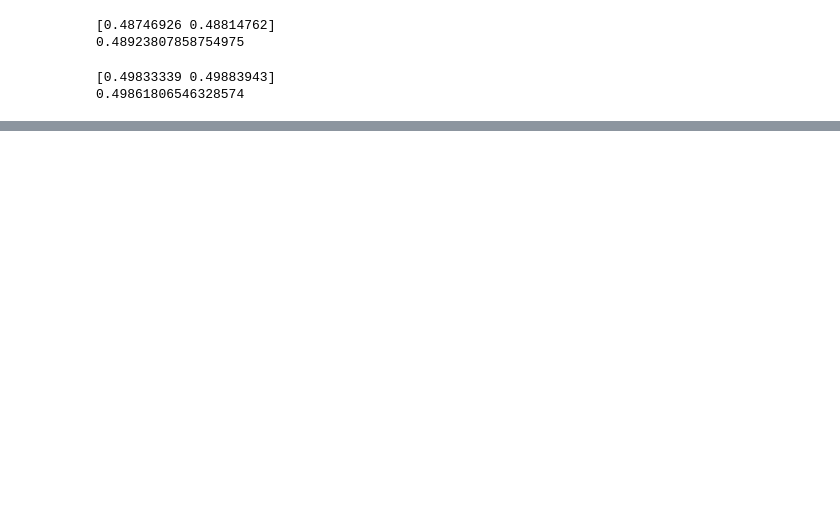
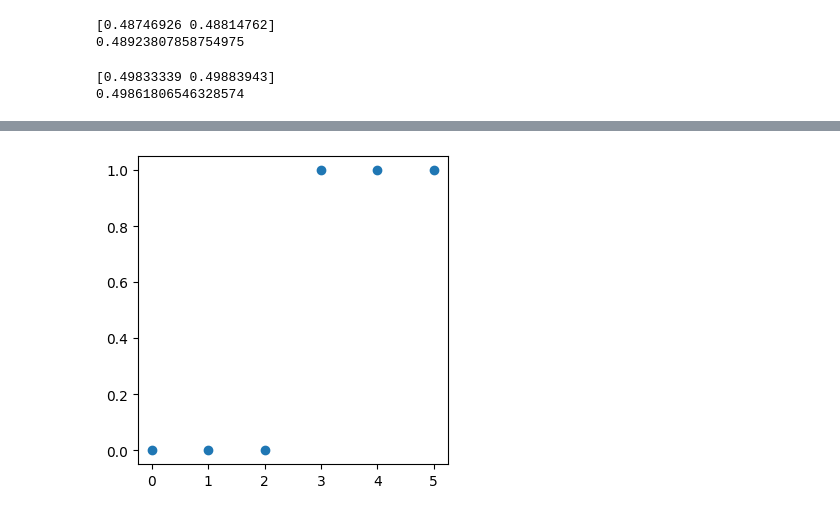
Before and after one commit to Maria-Farooq534/Machine_Learning, a Jupyter notebook: 01_practice/12_gradient_descent_for_logistic_reg.ipynb, the cells around one changed output, grey strips where cells are left out. Saved outputs shown, nothing was run; the diff lists cells and outputs as text; code cells hidden in the pictures; blank space fills up the shorter version.

```diff
--- a/01_practice/12_gradient_descent_for_logistic_reg.ipynb
+++ b/01_practice/12_gradient_descent_for_logistic_reg.ipynb
@@ -133,0 +215,11 @@ w final: [5.27194991 5.06885616] , b final : -14.196755795245483
+# %%
+x_train1 = np.array([0., 1, 2, 3, 4, 5])
+y_train1 = np.array([0,  0, 0, 1, 1, 1])
+# %%
+def single_feature_plot(x, y, ax):
+  ax.scatter(x, y, label = 'Single Feature dataset distribution')
+# %%
+fig, ax = plt.subplots(1,1, figsize=(4,4))
+single_feature_plot(x_train1, y_train1, ax)
+# %% [output]
+[figure, added]
```
Also changed, not shown: parts of 13 cells of this notebook.
